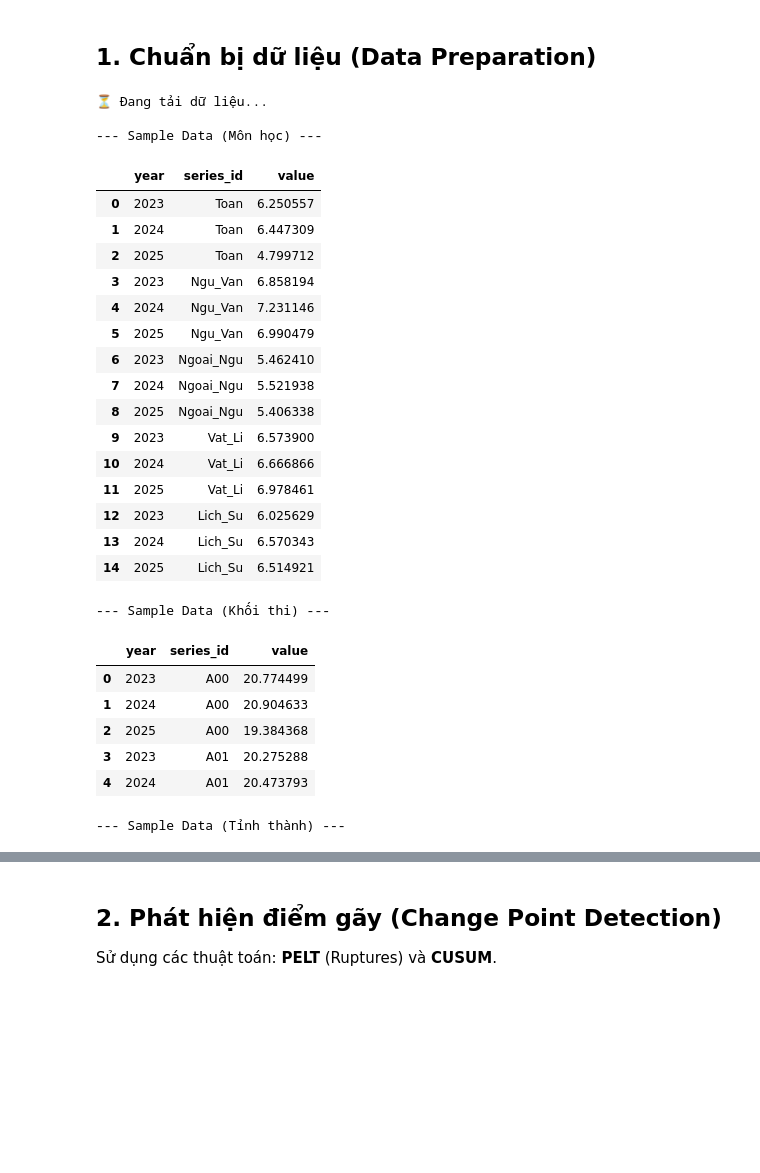
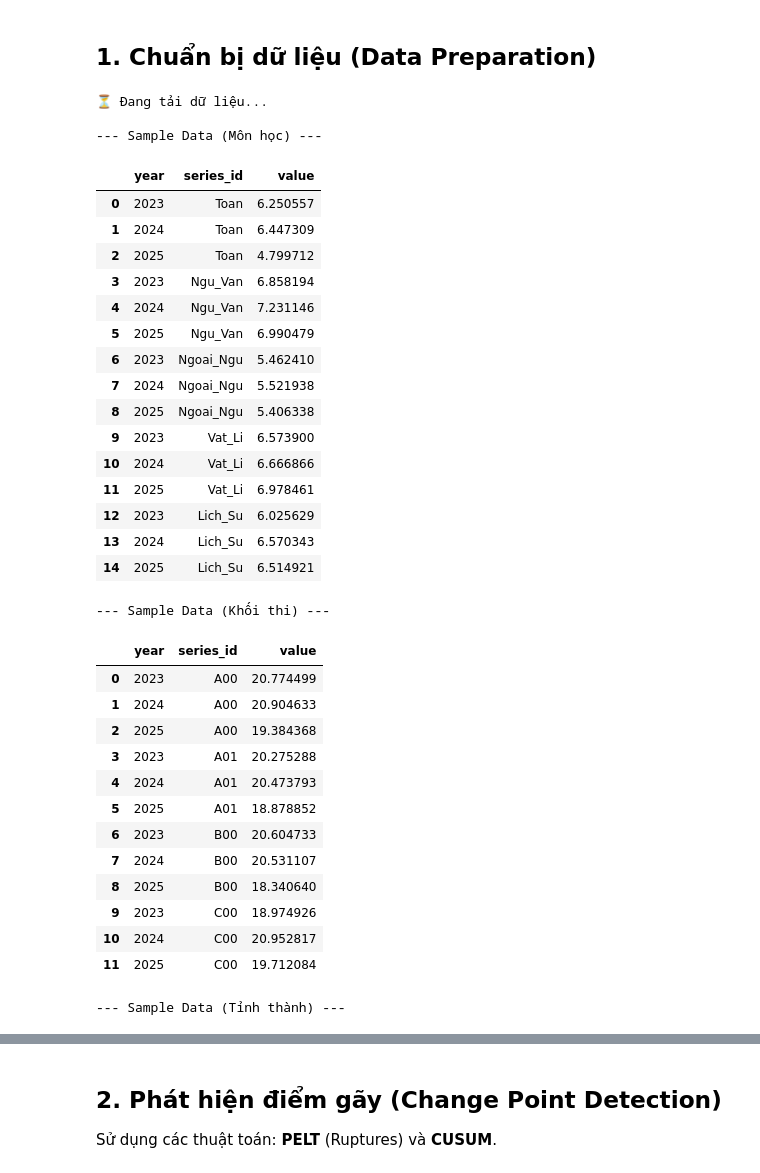
Before and after one commit to tano-dev/Vietnam-National-Exam-Score-Analysis-and-Forecasting, a Jupyter notebook: Notebook/ChangePoint.ipynb, the cells around one changed output, grey strips where cells are left out. Drawn from its saved outputs; the diff is of its cells as text; code cells hidden in the pictures; blank space fills up the shorter version.

```diff
--- a/Notebook/ChangePoint.ipynb
+++ b/Notebook/ChangePoint.ipynb
@@ -50,7 +53,7 @@ preparer = ChangePointPreparer(clean_loader=CleanDataLoader())
 # Môn học quan trọng
 subjects_list = ["Toan", "Ngu_Van", "Ngoai_Ngu", "Vat_Li", "Lich_Su"]
 # Khối thi quan trọng
-blocks_list = ["A00", "A01", "B00", "C00", "D01"]
+blocks_list = ["A00", "A01", "B00", "C00"]
 # Tỉnh thành lớn (Dùng tên không dấu viết liền theo quy ước)
 provinces_list = ["HaNoi", "ThanhPhoHoChiMinh", "HaiPhong", "ĐaNang", "CanTho"]
 
@@ -64,37 +67,44 @@ print("\n--- Sample Data (Môn học) ---")
 display(df_subjects)
 
 print("\n--- Sample Data (Khối thi) ---")
-display(df_blocks.head())
+display(df_blocks)
 
 print("\n--- Sample Data (Tỉnh thành) ---")
 display(df_provinces)
 # %% [output]
 ⏳ Đang tải dữ liệu...
 
 --- Sample Data (Môn học) ---
 |  | year | series_id | value |
 | 0 | 2023 | Toan | 6.250557 |
 | 1 | 2024 | Toan | 6.447309 |
 | 2 | 2025 | Toan | 4.799712 |
 | 3 | 2023 | Ngu_Van | 6.858194 |
 | 4 | 2024 | Ngu_Van | 7.231146 |
 | 5 | 2025 | Ngu_Van | 6.990479 |
 | 6 | 2023 | Ngoai_Ngu | 5.462410 |
 | 7 | 2024 | Ngoai_Ngu | 5.521938 |
 | 8 | 2025 | Ngoai_Ngu | 5.406338 |
 | 9 | 2023 | Vat_Li | 6.573900 |
 | 10 | 2024 | Vat_Li | 6.666866 |
 | 11 | 2025 | Vat_Li | 6.978461 |
 | 12 | 2023 | Lich_Su | 6.025629 |
 | 13 | 2024 | Lich_Su | 6.570343 |
 | 14 | 2025 | Lich_Su | 6.514921 |
 --- Sample Data (Khối thi) ---
 |  | year | series_id | value |
 | 0 | 2023 | A00 | 20.774499 |
 | 1 | 2024 | A00 | 20.904633 |
 | 2 | 2025 | A00 | 19.384368 |
 | 3 | 2023 | A01 | 20.275288 |
 | 4 | 2024 | A01 | 20.473793 |
+| 5 | 2025 | A01 | 18.878852 |
+| 6 | 2023 | B00 | 20.604733 |
+| 7 | 2024 | B00 | 20.531107 |
+| 8 | 2025 | B00 | 18.340640 |
+| 9 | 2023 | C00 | 18.974926 |
+| 10 | 2024 | C00 | 20.952817 |
+| 11 | 2025 | C00 | 19.712084 |
 --- Sample Data (Tỉnh thành) ---
 |  | year | series_id | value |
 | 0 | 2023 | HaNoi | 37.324483 |
```
Also changed, not shown: parts of 6 cells of this notebook, 1 other file.
